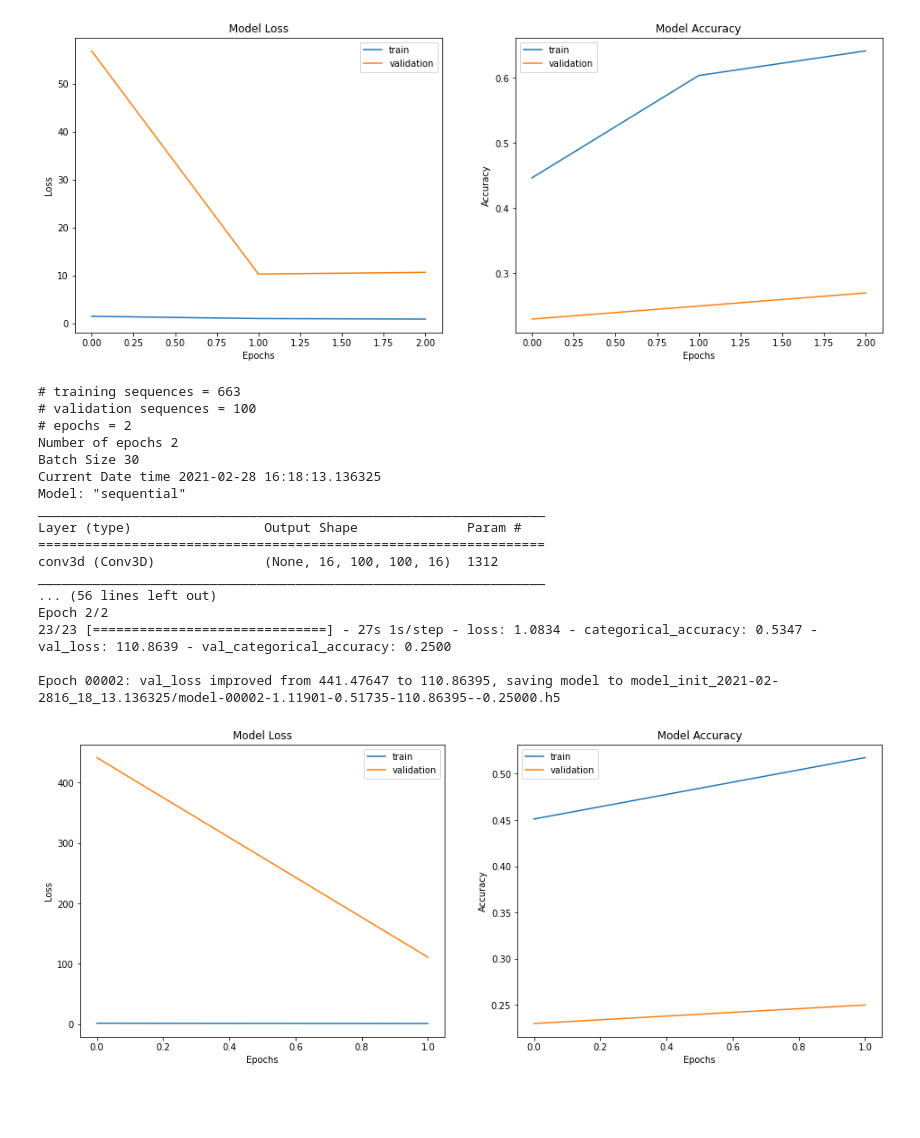
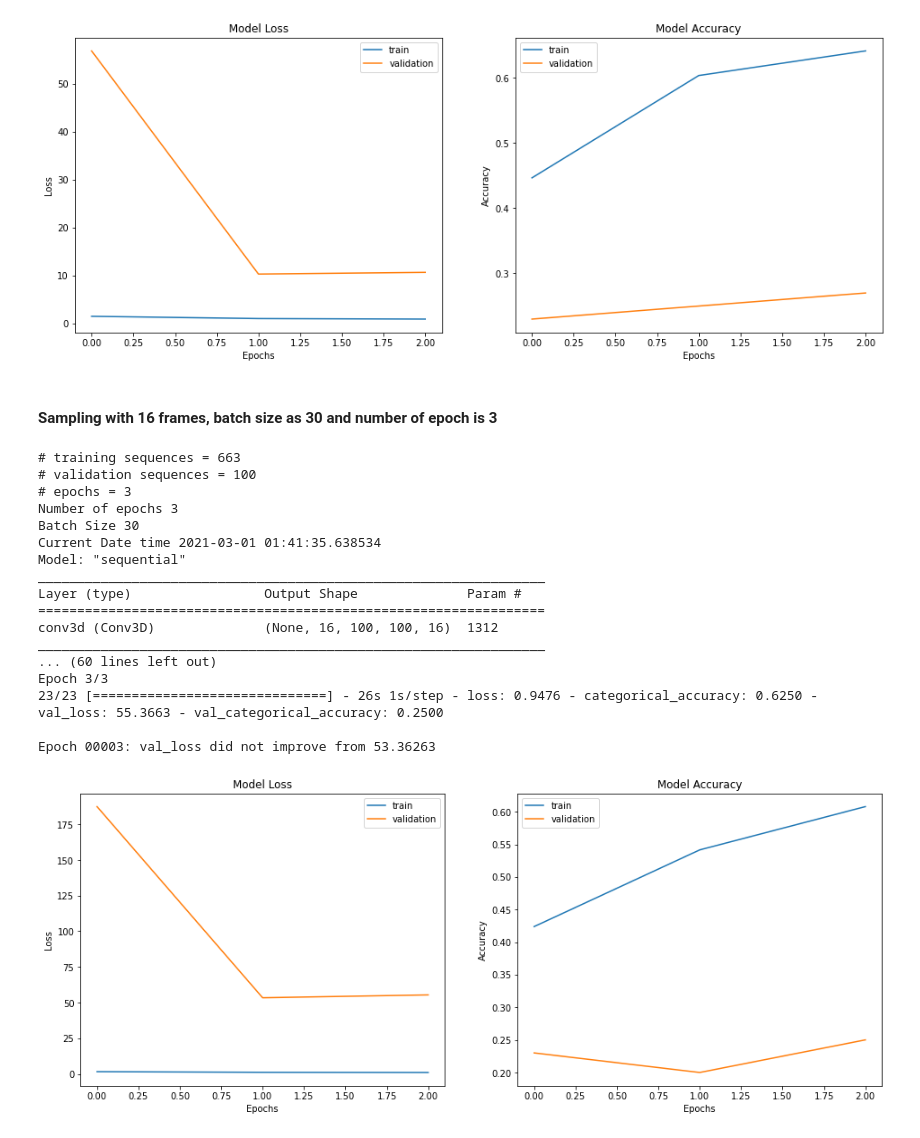
Before and after one commit to ranitha84/gesture_recognition, a Jupyter notebook: Gesture_Recognition.ipynb, the cells around one changed output. Cells and saved outputs as stored; diff of their text form; code cells hidden in the pictures; blank space fills up the shorter version.

```diff
--- a/Gesture_Recognition.ipynb
+++ b/Gesture_Recognition.ipynb
@@ -177,5 +197,5 @@ def plot_accuracy(history):
 # %%
-def train_model( model, batch_size, num_epochs, train_generator, val_generator,learning_rate=0.01):
+def train_model( model, batch_size, num_epochs, train_generator, val_generator,learning_rate=0.01, early_stopping=False):
     curr_dt_time = datetime.datetime.now()
     num_train_sequences = len(train_doc)
     print('# training sequences =', num_train_sequences)
@@ -207,6 +227,10 @@ def train_model( model, batch_size, num_epochs, train_generator, val_generator,l
 
     callbacks_list = [checkpoint, LR]
 
+    if early_stopping:
+      ER = EarlyStopping(monitor='val_loss', patience=10, verbose=1)
+      callbacks_list.append(ER)
+
     optimizer = tf.keras.optimizers.Adam(learning_rate=learning_rate)
 
     model.compile(optimizer=optimizer, loss='categorical_crossentropy', metrics=['categorical_accuracy'])
@@ -312,39 +470,41 @@ Epoch 3/3
 
 Epoch 00003: val_loss did not improve from 10.27533
 [figure]
+# %% [markdown]
+#### Sampling with 16 frames, batch size as 30 and number of epoch is 3
 # %%
 batch_size = 30
-num_epochs =2
+num_epochs =3
 frames_sample=16
 
 train_gen = AugmentedDataGenerator(number_samples=frames_sample)
 val_gen = AugmentedDataGenerator(number_samples=frames_sample)
 
 
 train_generator = train_gen.generator(train_path, train_doc, batch_size)
 val_generator = val_gen.generator(val_path, val_doc, batch_size)
 
 model_generator = ModelGenerator(input_shape=(frames_sample,image_height,image_width,3))
 
 model = model_generator.model_cv3D()
 
 train_model(model=model,batch_size=batch_size,num_epochs=num_epochs,train_generator=train_generator,val_generator=val_generator)
 # %% [output]
 # training sequences = 663
 # validation sequences = 100
-# epochs = 2
-Number of epochs 2
+# epochs = 3
+Number of epochs 3
 Batch Size 30
-Current Date time 2021-02-28 16:18:13.136325
+Current Date time 2021-03-01 01:41:35.638534
 Model: "sequential"
 _________________________________________________________________
 Layer (type)                 Output Shape              Param #
 =================================================================
 conv3d (Conv3D)              (None, 16, 100, 100, 16)  1312
 _________________________________________________________________
-... (56 lines left out)
-Epoch 2/2
-23/23 [==============================] - 27s 1s/step - loss: 1.0834 - categorical_accuracy: 0.5347 - val_loss: 110.8639 - val_categorical_accuracy: 0.2500
+... (60 lines left out)
+Epoch 3/3
+23/23 [==============================] - 26s 1s/step - loss: 0.9476 - categorical_accuracy: 0.6250 - val_loss: 55.3663 - val_categorical_accuracy: 0.2500
 
-Epoch 00002: val_loss improved from 441.47647 to 110.86395, saving model to model_init_2021-02-2816_18_13.136325/model-00002-1.11901-0.51735-110.86395--0.25000.h5
+Epoch 00003: val_loss did not improve from 53.36263
-[figure, old version]
+[figure, new version]
```
Also changed, not shown: parts of 21 cells of this notebook.
